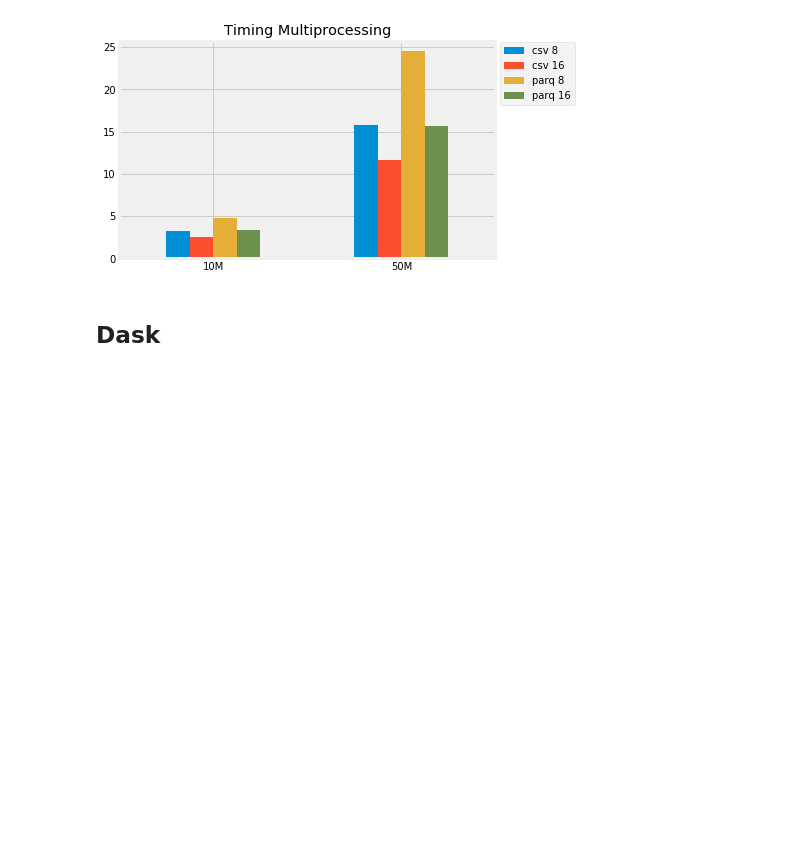
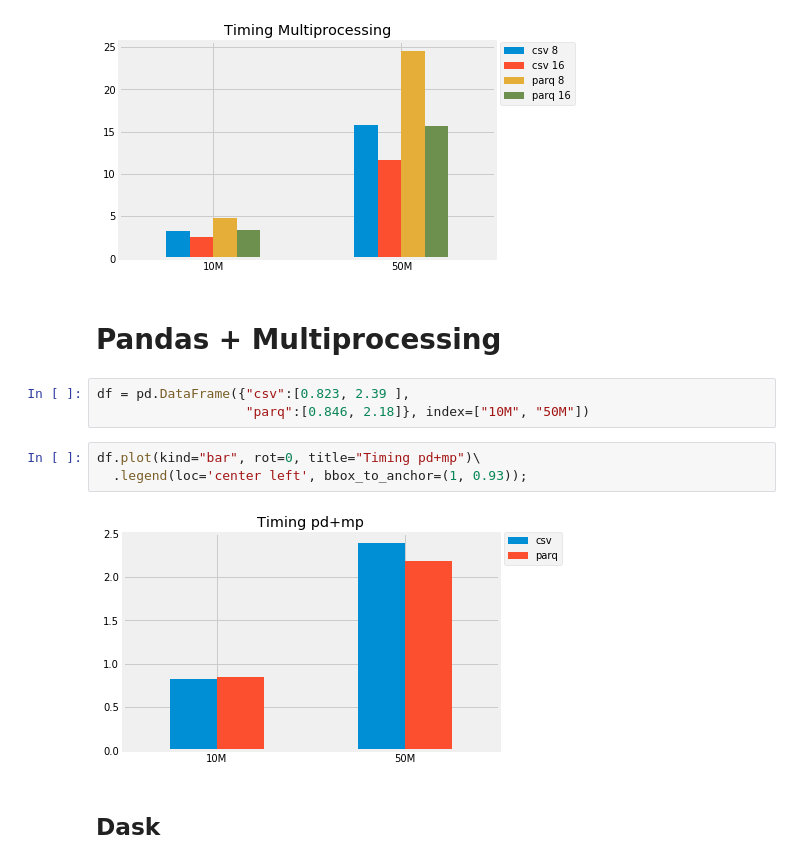
Before and after one commit to rpanai/PyDataCDA18, a Jupyter notebook: Tables.ipynb, the cells around one changed output. Cells and saved outputs as stored; diff of their text form; blank space fills up the shorter version.

```diff
--- a/Tables.ipynb
+++ b/Tables.ipynb
@@ -32,6 +32,16 @@ df.plot(kind="bar", rot=0, title="Timing Multiprocessing")\
   .legend(loc='center left', bbox_to_anchor=(1, 0.85));
 # %% [output]
 [figure]
+# %% [markdown]
+# Pandas + Multiprocessing
+# %%
+df = pd.DataFrame({"csv":[0.823, 2.39 ],
+                   "parq":[0.846, 2.18]}, index=["10M", "50M"])
+# %%
+df.plot(kind="bar", rot=0, title="Timing pd+mp")\
+  .legend(loc='center left', bbox_to_anchor=(1, 0.93));
+# %% [output]
+[figure, added]
 # %% [markdown]
 ## Dask
 # %%
```
Also changed, not shown: 1 other file.
